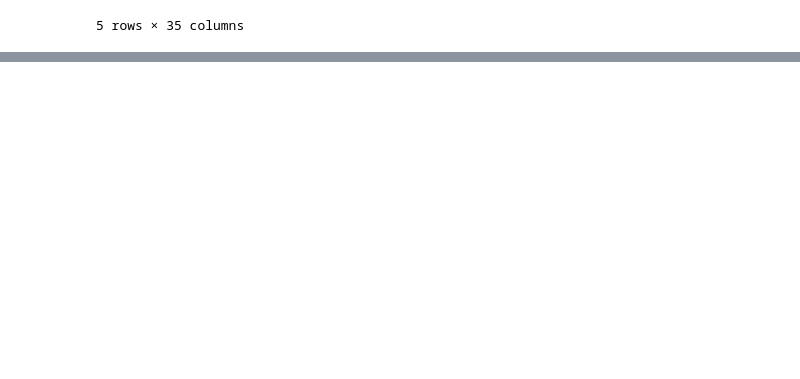
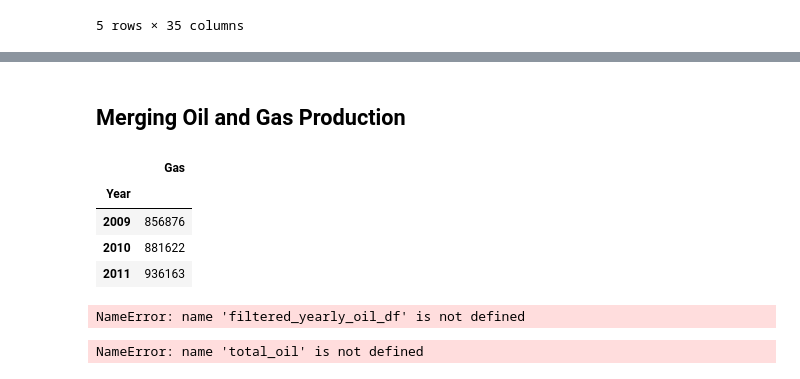
Before and after one commit to andyheggs/data-us-oil-and-gas-production, a Jupyter notebook: oil_and_gas.ipynb, the cells around one changed output, grey strips where cells are left out. Drawn from its saved outputs; the diff is of its cells as text; code cells hidden in the pictures; blank space fills up the shorter version.

Commit message:
Completed filtered_gas step

```diff
--- a/oil_and_gas.ipynb
+++ b/oil_and_gas.ipynb
@@ -349,0 +368,24 @@ yearly_oil_df.head()
+# %% [markdown]
+## Merging Oil and Gas Production
+# %%
+total_gas = filtered_yearly_gas_df.filter(items=['U.S.'])
+total_gas.columns = [ 'Gas' ]
+display(total_gas.head(3))
+
+
+
+total_oil = filtered_yearly_oil_df.filter(items=['U.S. Crude Oil'])
+total_oil.columns = [ 'Crude Oil' ]
+total_oil.head(3)
+# %% [output]
+|  | Gas |
+| Year |  |
+| 2009 | 856876 |
+| 2010 | 881622 |
+| 2011 | 936163 |
+NameError: name 'filtered_yearly_oil_df' is not defined
+# %%
+merged_df = pd.concat([total_oil, total_gas], axis='columns')
+merged_df
+# %% [output]
+NameError: name 'total_oil' is not defined
```
Also changed, not shown: parts of 1 cell of this notebook, 1 other file.
